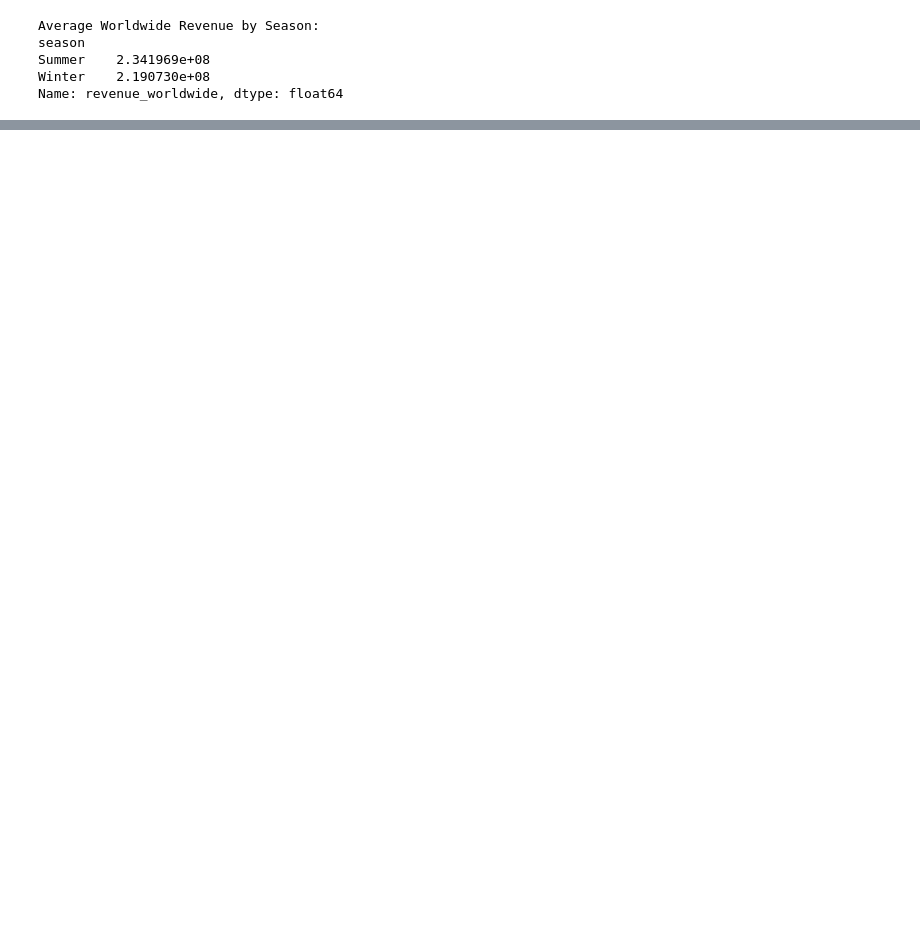
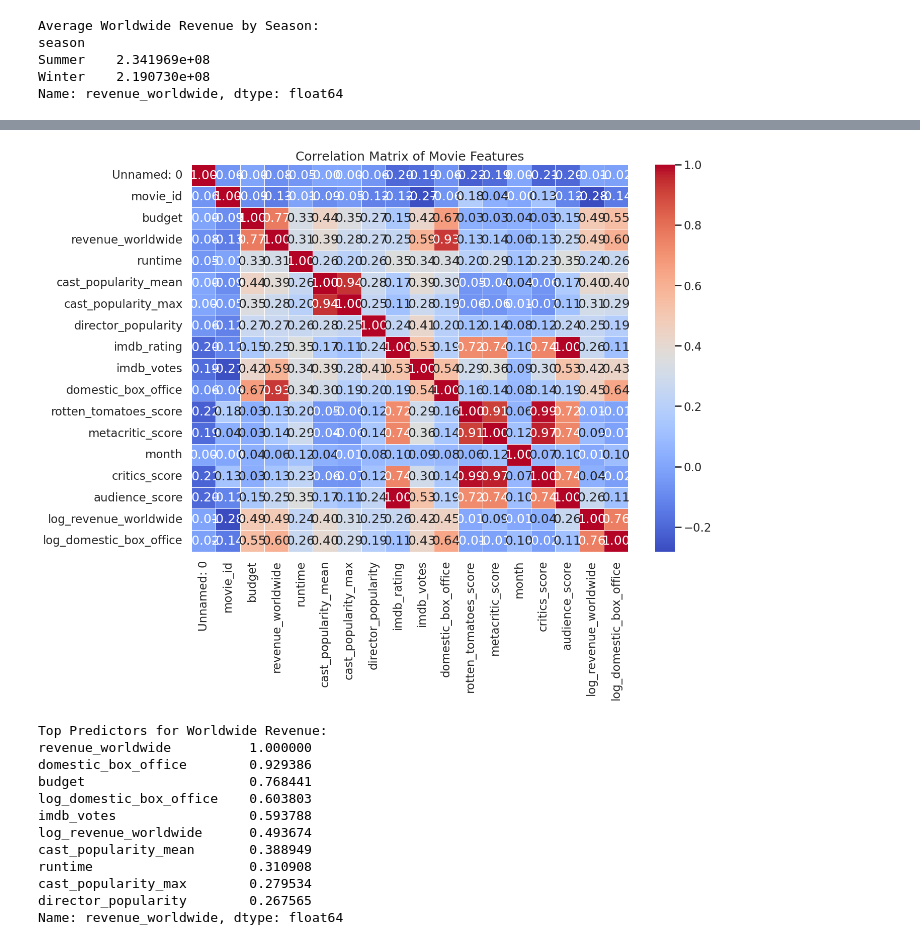
Before and after one commit to Darth-218/entertainment-analysis, a Jupyter notebook: notebooks/02-eda.ipynb, the cells around one changed output, grey strips where cells are left out. Saved outputs shown, nothing was run; the diff lists cells and outputs as text; code cells hidden in the pictures; blank space fills up the shorter version.

```diff
--- a/notebooks/02-eda.ipynb
+++ b/notebooks/02-eda.ipynb
@@ -58,0 +224,28 @@ TV Movie               6.118750       7.733333   -1.614583
+# %%
+# Compute the correlation matrix for numerical columns
+numeric_df = df.select_dtypes(include=['float64', 'int64'])
+corr_matrix = numeric_df.corr()
+
+# Plot the heatmap
+plt.figure(figsize=(14, 10))
+sns.heatmap(corr_matrix, annot=True, fmt=".2f", cmap='coolwarm', linewidths=0.5)
+plt.title('Correlation Matrix of Movie Features')
+plt.show()
+
+# Print specifically what correlates with Revenue
+print("Top Predictors for Worldwide Revenue:")
+print(corr_matrix['revenue_worldwide'].sort_values(ascending=False).head(10))
+# %% [output]
+[figure, added]
+Top Predictors for Worldwide Revenue:
+revenue_worldwide          1.000000
+domestic_box_office        0.929386
+budget                     0.768441
+log_domestic_box_office    0.603803
+imdb_votes                 0.593788
+log_revenue_worldwide      0.493674
+cast_popularity_mean       0.388949
+runtime                    0.310908
+cast_popularity_max        0.279534
+director_popularity        0.267565
+Name: revenue_worldwide, dtype: float64
```
Also changed, not shown: parts of 17 cells of this notebook.
